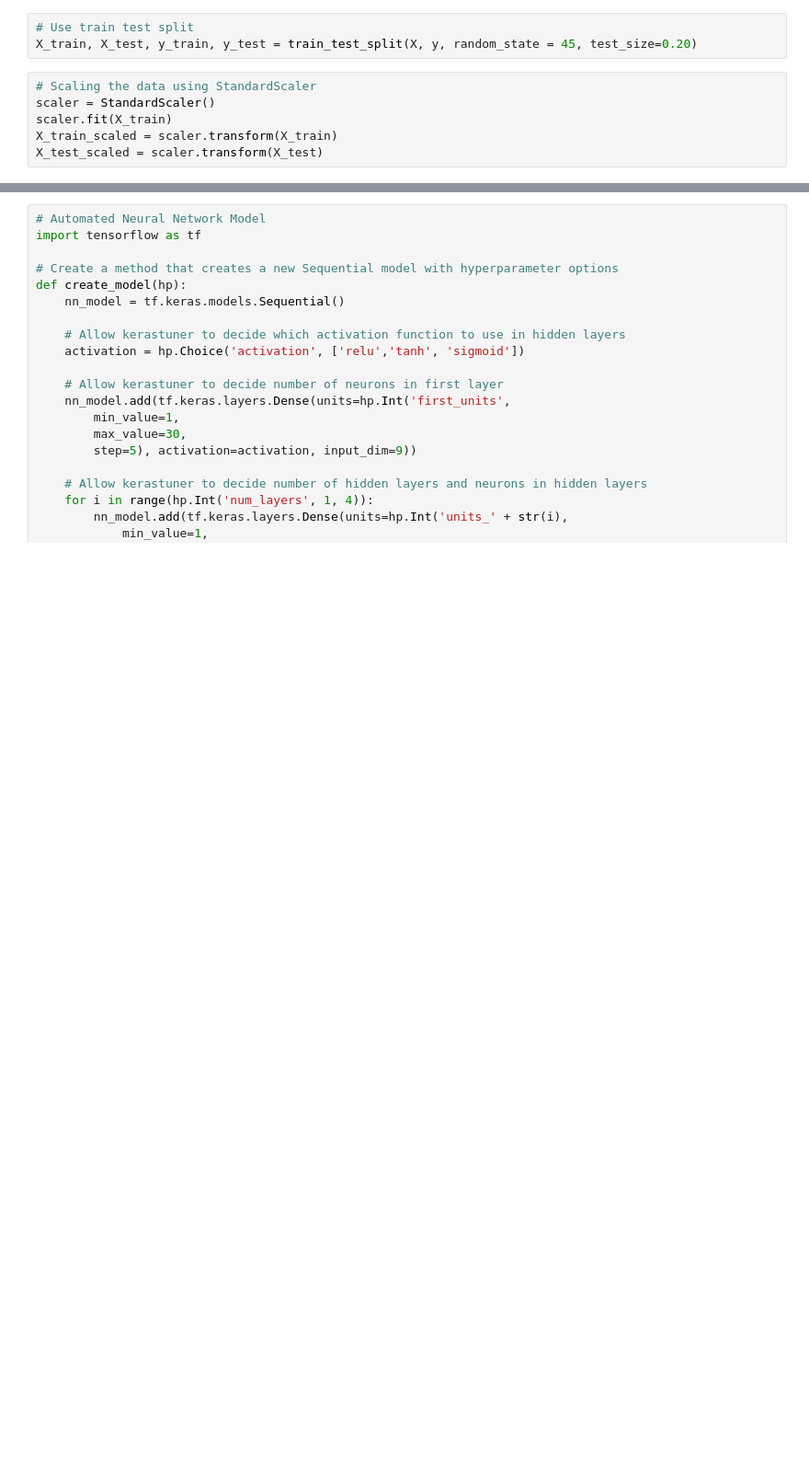
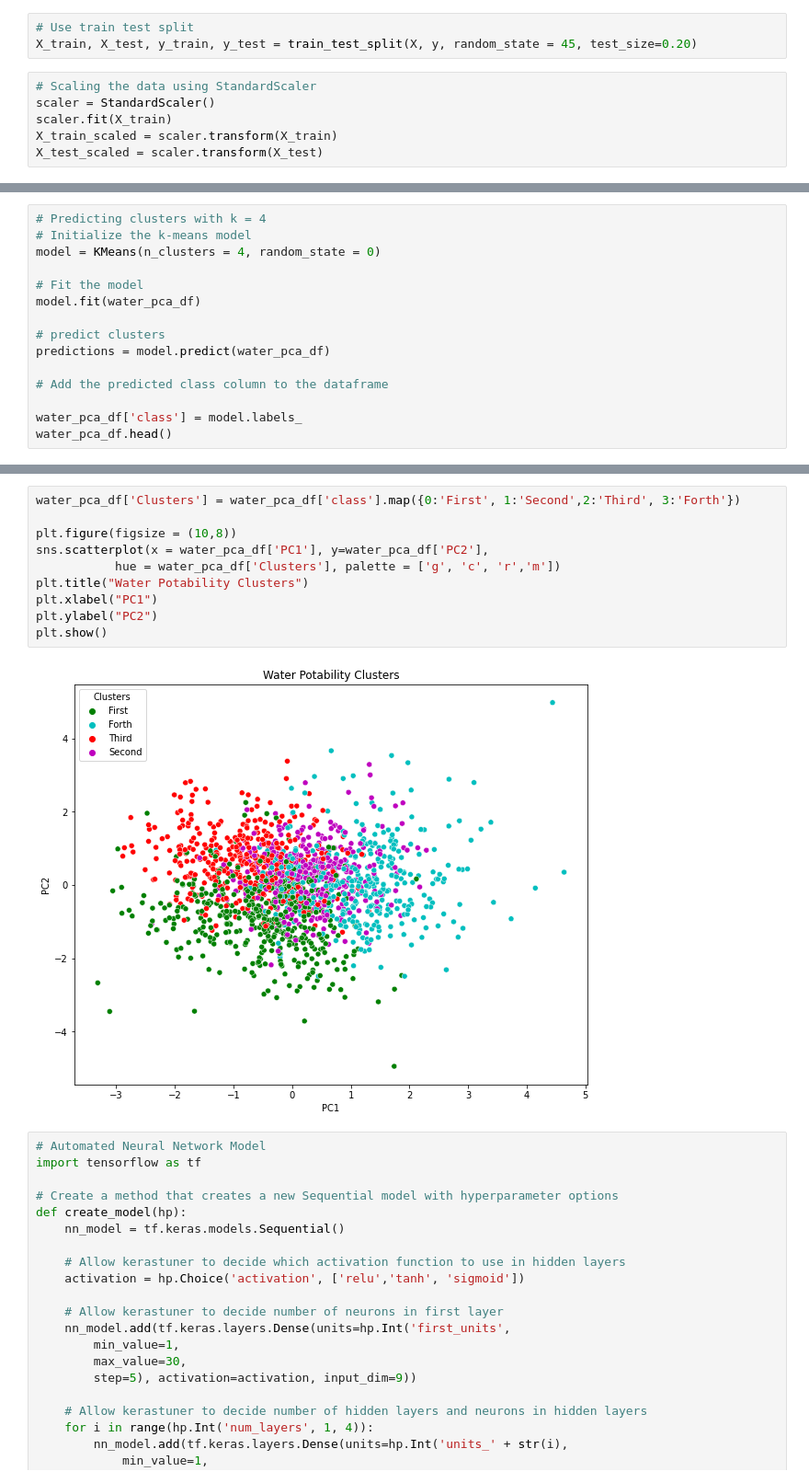
Before and after one commit to Ryan-Malin/Water, a Jupyter notebook: Soni Folder/water_potability1.ipynb, the cells around one changed output, grey strips where cells are left out. Shown: that part at 92% size. Drawn from its saved outputs; the diff is of its cells as text; blank space fills up the shorter version.

```diff
--- a/Soni Folder/water_potability1.ipynb
+++ b/Soni Folder/water_potability1.ipynb
@@ -126,0 +202,15 @@ X_test_scaled = scaler.transform(X_test)
+# %%
+# Predicting clusters with k = 4
+# Initialize the k-means model
+model = KMeans(n_clusters = 4, random_state = 0)
+
+# Fit the model
+model.fit(water_pca_df)
+
+# predict clusters
+predictions = model.predict(water_pca_df)
+
+# Add the predicted class column to the dataframe
+
+water_pca_df['class'] = model.labels_
+water_pca_df.head()
@@ -127,3 +224,15 @@ X_test_scaled = scaler.transform(X_test)
+# %%
+water_pca_df['Clusters'] = water_pca_df['class'].map({0:'First', 1:'Second',2:'Third', 3:'Forth'})
+
+plt.figure(figsize = (10,8))
+sns.scatterplot(x = water_pca_df['PC1'], y=water_pca_df['PC2'],
+           hue = water_pca_df['Clusters'], palette = ['g', 'c', 'r','m'])
+plt.title("Water Potability Clusters")
+plt.xlabel("PC1")
+plt.ylabel("PC2")
+plt.show()
+# %% [output]
+[figure, added]
 # %%
 # Automated Neural Network Model
 import tensorflow as tf
```
Also changed, not shown: parts of 13 cells of this notebook, 2 other files.
